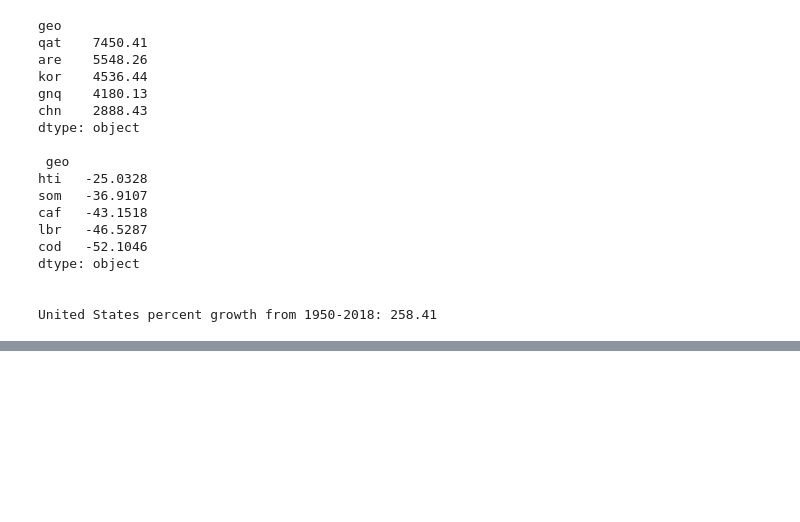
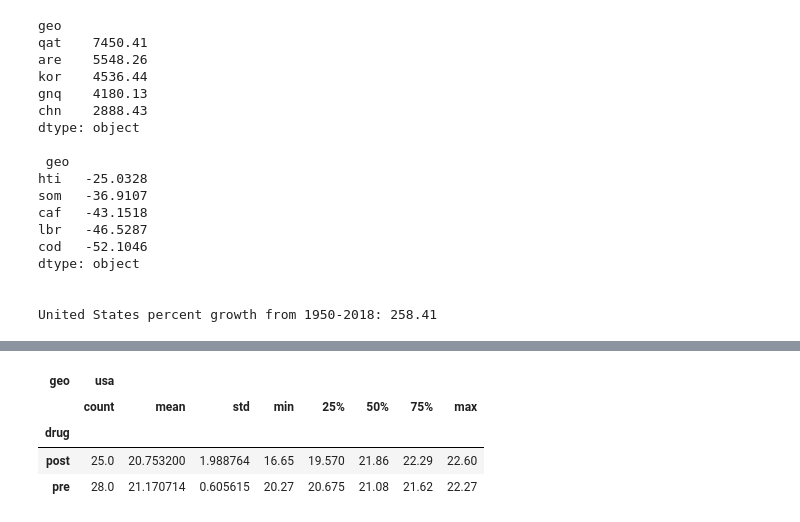
Before and after one commit to njcaminiti/gapminder--systema_globalis, a Jupyter notebook: Investigate_a_Dataset.ipynb, the cells around one changed output, grey strips where cells are left out. Cells and saved outputs as stored; diff of their text form; code cells hidden in the pictures; blank space fills up the shorter version.

```diff
--- a/Investigate_a_Dataset.ipynb
+++ b/Investigate_a_Dataset.ipynb
@@ -360,0 +445,9 @@ call(['python', '-m', 'nbconvert', 'Investigate_a_Dataset.ipynb'])
+# %%
+usa_bc = bcancer[['usa', 'drug']]
+usa_bc.groupby('drug').describe()
+# %% [output]
+| geo | usa |  |  |  |  |  |  |  |
+|  | count | mean | std | min | 25% | 50% | 75% | max |
+| drug |  |  |  |  |  |  |  |  |
+| post | 25.0 | 20.753200 | 1.988764 | 16.65 | 19.570 | 21.86 | 22.29 | 22.60 |
+| pre | 28.0 | 21.170714 | 0.605615 | 20.27 | 20.675 | 21.08 | 21.62 | 22.27 |
```
Also changed, not shown: parts of 26 cells of this notebook, 1 other file.
